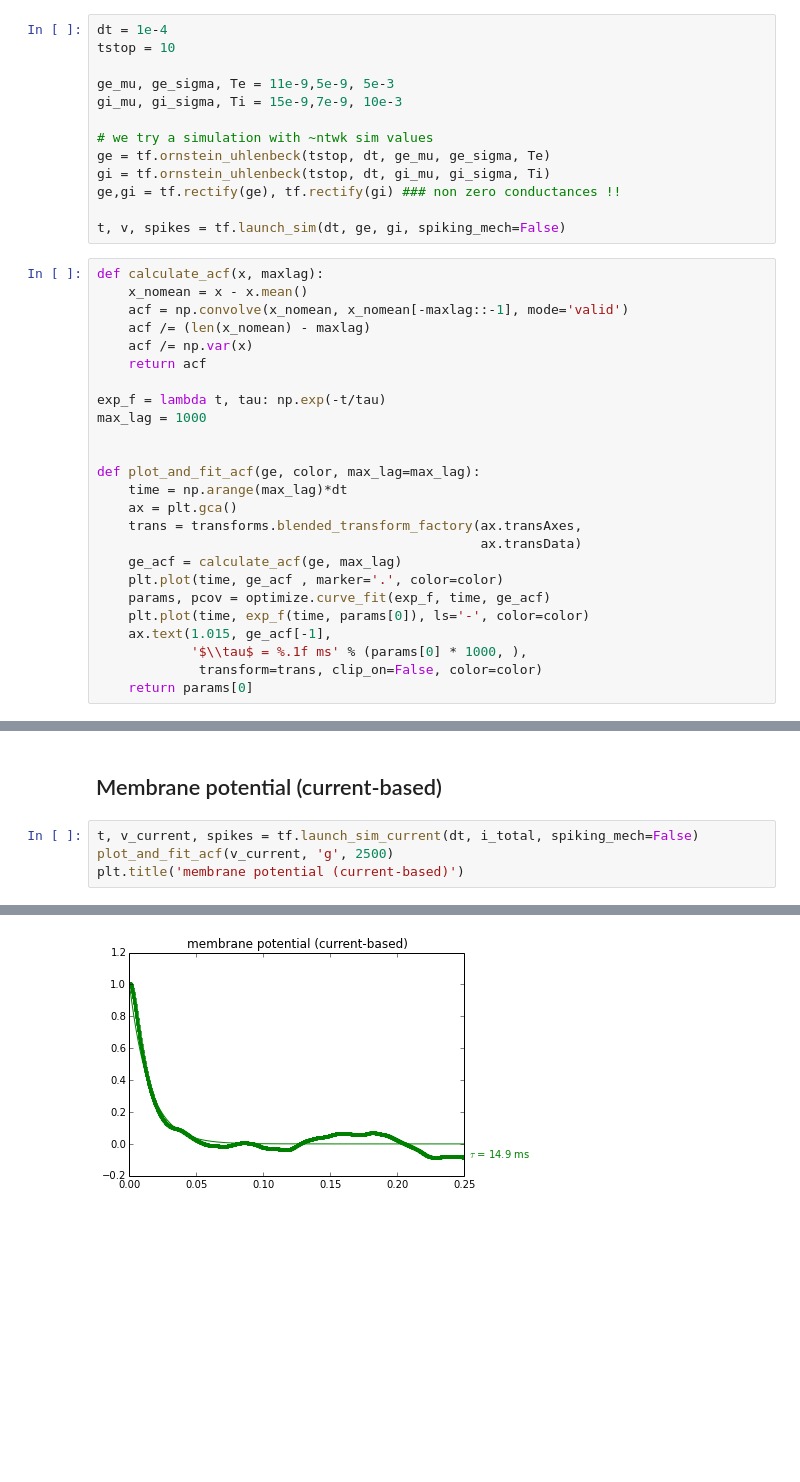
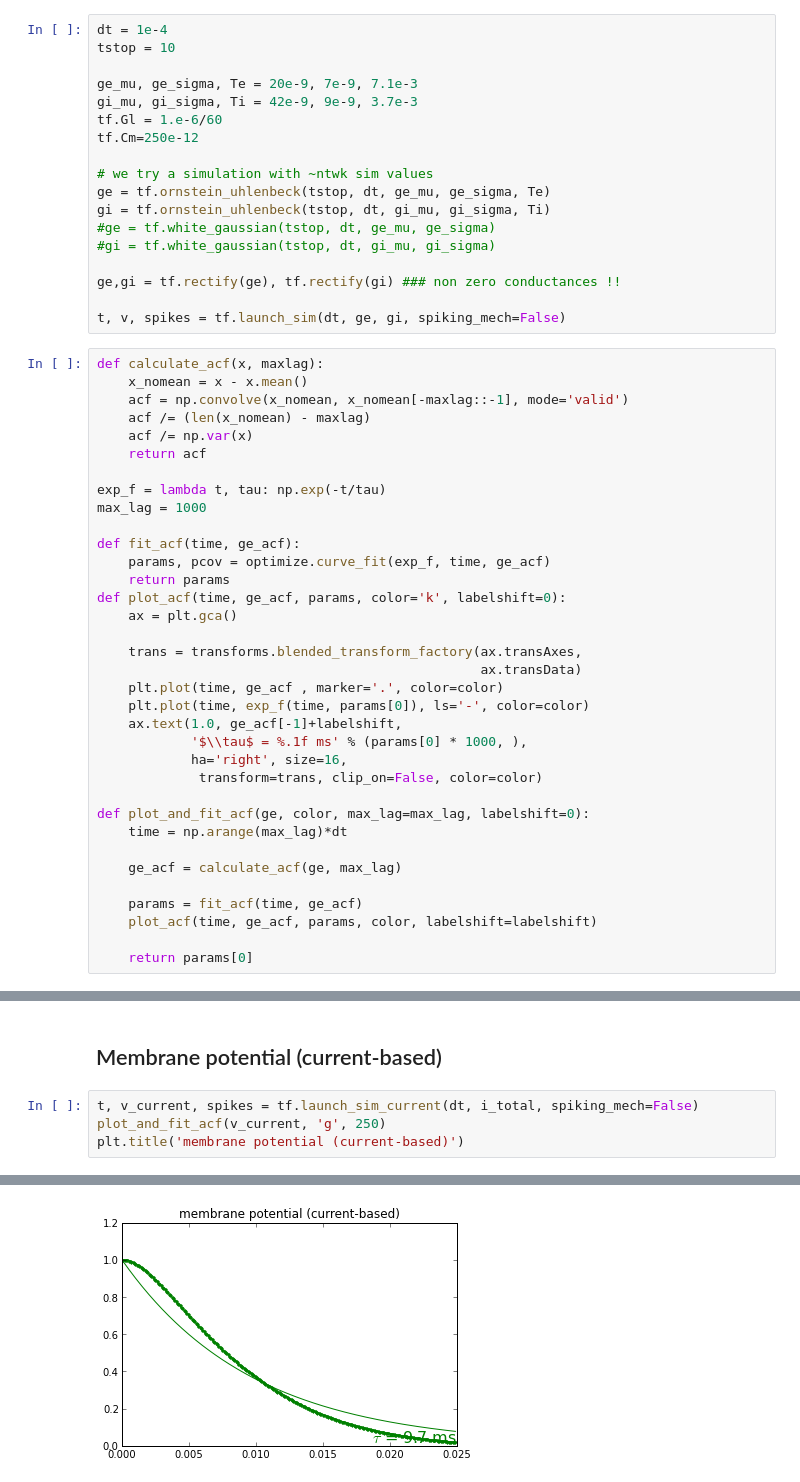
Before and after one commit to yzerlaut/transfer_functions, a Jupyter notebook: synaptic_current_acf.ipynb, the cells around one changed output, grey strips where cells are left out. Drawn from its saved outputs; the diff is of its cells as text; blank space fills up the shorter version.

```diff
--- a/synaptic_current_acf.ipynb
+++ b/synaptic_current_acf.ipynb
@@ -12,12 +12,17 @@ import IPython.display
 dt = 1e-4
 tstop = 10
 
-ge_mu, ge_sigma, Te = 11e-9,5e-9, 5e-3
-gi_mu, gi_sigma, Ti = 15e-9,7e-9, 10e-3
+ge_mu, ge_sigma, Te = 20e-9, 7e-9, 7.1e-3
+gi_mu, gi_sigma, Ti = 42e-9, 9e-9, 3.7e-3
+tf.Gl = 1.e-6/60
+tf.Cm=250e-12
 
 # we try a simulation with ~ntwk sim values
 ge = tf.ornstein_uhlenbeck(tstop, dt, ge_mu, ge_sigma, Te)
 gi = tf.ornstein_uhlenbeck(tstop, dt, gi_mu, gi_sigma, Ti)
+#ge = tf.white_gaussian(tstop, dt, ge_mu, ge_sigma)
+#gi = tf.white_gaussian(tstop, dt, gi_mu, gi_sigma)
+
 ge,gi = tf.rectify(ge), tf.rectify(gi) ### non zero conductances !!
 
 t, v, spikes = tf.launch_sim(dt, ge, gi, spiking_mech=False)
@@ -32,19 +37,29 @@ def calculate_acf(x, maxlag):
 exp_f = lambda t, tau: np.exp(-t/tau)
 max_lag = 1000
 
+def fit_acf(time, ge_acf):
+    params, pcov = optimize.curve_fit(exp_f, time, ge_acf)
+    return params
+def plot_acf(time, ge_acf, params, color='k', labelshift=0):
+    ax = plt.gca()
 
-def plot_and_fit_acf(ge, color, max_lag=max_lag):
-    time = np.arange(max_lag)*dt
-    ax = plt.gca()
     trans = transforms.blended_transform_factory(ax.transAxes,
                                                  ax.transData)
+    plt.plot(time, ge_acf , marker='.', color=color)
+    plt.plot(time, exp_f(time, params[0]), ls='-', color=color)
+    ax.text(1.0, ge_acf[-1]+labelshift,
+            '$\\tau$ = %.1f ms' % (params[0] * 1000, ),
+            ha='right', size=16,
+             transform=trans, clip_on=False, color=color)
+
+def plot_and_fit_acf(ge, color, max_lag=max_lag, labelshift=0):
+    time = np.arange(max_lag)*dt
+
     ge_acf = calculate_acf(ge, max_lag)
-    plt.plot(time, ge_acf , marker='.', color=color)
-    params, pcov = optimize.curve_fit(exp_f, time, ge_acf)
-    plt.plot(time, exp_f(time, params[0]), ls='-', color=color)
-    ax.text(1.015, ge_acf[-1],
-            '$\\tau$ = %.1f ms' % (params[0] * 1000, ),
-             transform=trans, clip_on=False, color=color)
+
+    params = fit_acf(time, ge_acf)
+    plot_acf(time, ge_acf, params, color, labelshift=labelshift)
+
     return params[0]
 # %% [markdown]
 ## Synaptic conductances
@@ -109,8 +152,8 @@ plt.title('currents')
 ## Membrane potential (current-based)
 # %%
 t, v_current, spikes = tf.launch_sim_current(dt, i_total, spiking_mech=False)
-plot_and_fit_acf(v_current, 'g', 2500)
+plot_and_fit_acf(v_current, 'g', 250)
 plt.title('membrane potential (current-based)')
 # %% [output]
 <matplotlib.text.Text at 0x...>
-[figure, old version]
+[figure, new version]
```
Also changed, not shown: parts of 8 cells of this notebook.
